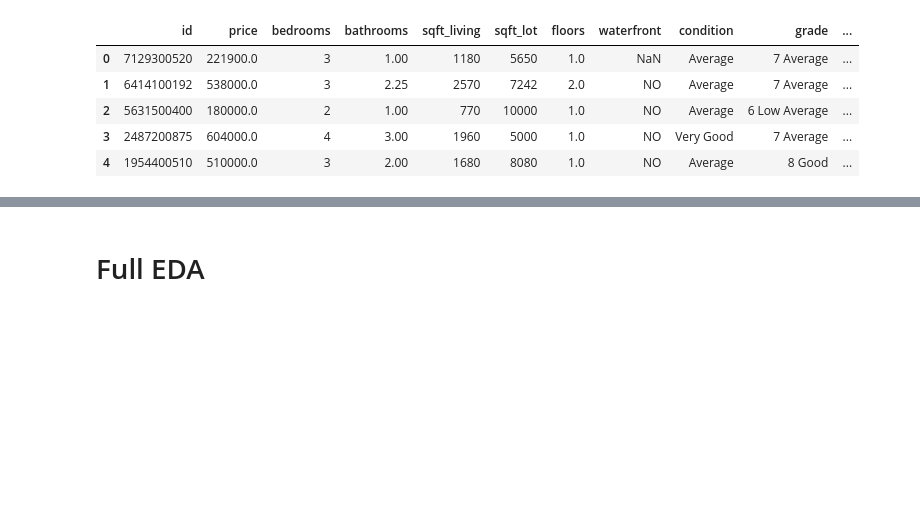
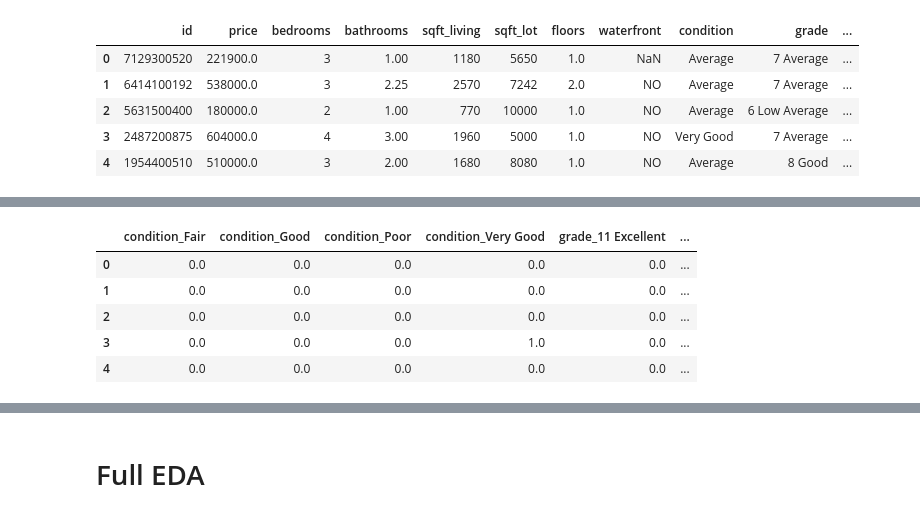
Before and after one commit to ThomasHChapman/P2-SeattleHousing, a Jupyter notebook: working_notebooks/tom_working.ipynb, the cells around one changed output, grey strips where cells are left out. Cells and saved outputs as stored; diff of their text form; code cells hidden in the pictures; blank space fills up the shorter version.

```diff
--- a/working_notebooks/tom_working.ipynb
+++ b/working_notebooks/tom_working.ipynb
@@ -95,0 +128,14 @@ memory usage: 1.8+ MB
+# %%
+# OneHot encoding for categorical variables. Drop first column to avoid perfect multicolinearity.
+ohe = OneHotEncoder(drop='first')
+categorical_cats = ohe.fit_transform(cat_df)
+categorical_cats.todense()
+categorical_df = pd.DataFrame(categorical_cats.todense(), columns=ohe.get_feature_names(categoricals))
+categorical_df.head()
+# %% [output]
+|  | condition_Fair | condition_Good | condition_Poor | condition_Very Good | grade_11 Excellent | ... |
+| 0 | 0.0 | 0.0 | 0.0 | 0.0 | 0.0 | ... |
+| 1 | 0.0 | 0.0 | 0.0 | 0.0 | 0.0 | ... |
+| 2 | 0.0 | 0.0 | 0.0 | 0.0 | 0.0 | ... |
+| 3 | 0.0 | 0.0 | 0.0 | 1.0 | 0.0 | ... |
+| 4 | 0.0 | 0.0 | 0.0 | 0.0 | 0.0 | ... |
```
Also changed, not shown: parts of 45 cells of this notebook.
